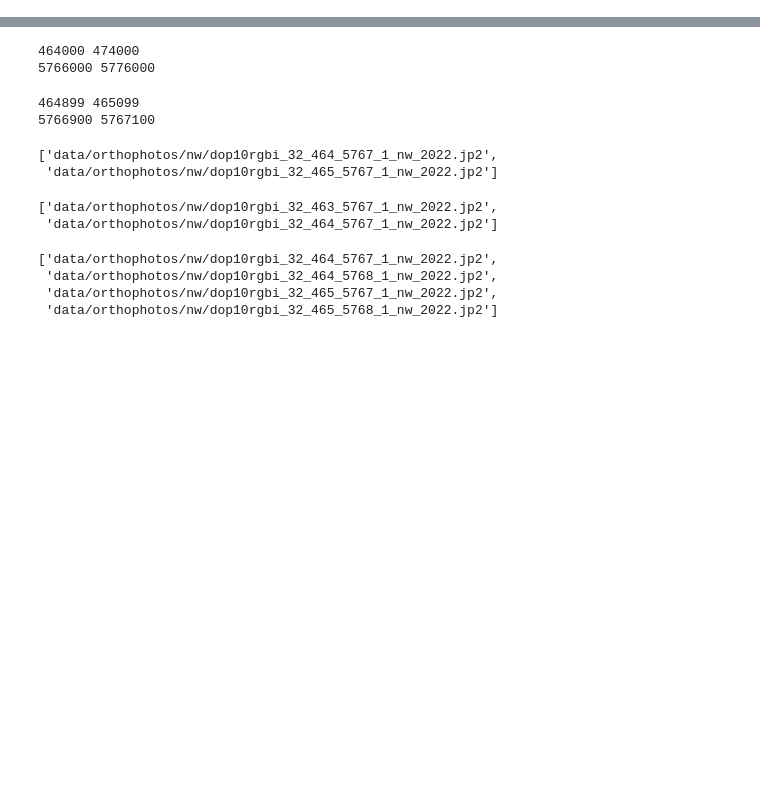
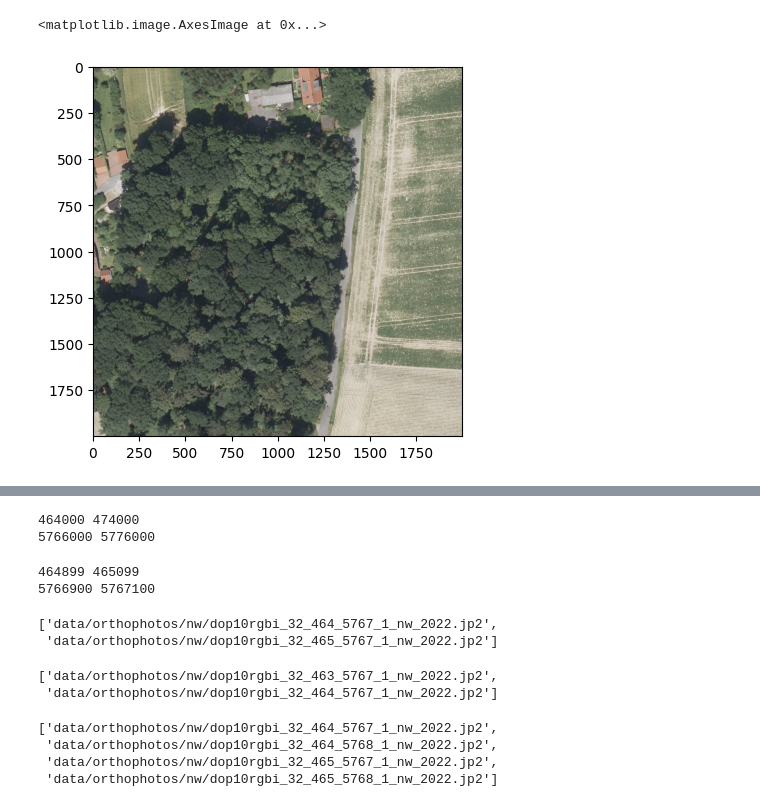
Before and after one commit to krispypancakes/OrthoStitch, a Jupyter notebook: baseline.ipynb, the cells around one changed output, grey strips where cells are left out. Saved outputs shown, nothing was run; the diff lists cells and outputs as text; code cells hidden in the pictures; blank space fills up the shorter version.

Commit message:
one unit corresponds to two pixels

```diff
--- a/baseline.ipynb
+++ b/baseline.ipynb
@@ -128,0 +134,30 @@ NameError: name 'x_range_min' is not defined
+# %%
+# Define the coordinates for the entire map and the cropped area
+x_min_map = 464000
+x_max_map = 465999
+y_min_map = 5766000
+y_max_map = 5767999
+
+x_min_crop = 464899
+x_max_crop = 465098
+y_min_crop = 5766900
+y_max_crop = 5767099
+
+# Calculate the indices for cropping
+x_start_index = x_min_crop - x_min_map
+x_end_index = x_max_crop - x_min_map + 1  # Adjust to include 200 pixels
+y_start_index = y_min_crop - y_min_map
+y_end_index = y_max_crop - y_min_map + 1  # Adjust to include 200 pixels
+
+# Coordinates for the red point
+x = 464999
+y = 5767000
+
+# Crop the sub-region from the array
+cropped_array = array[y_start_index:y_end_index, x_start_index:x_end_index]
+# %%
+x_min_map, x_max_map, y_min_map, y_max_map = get_image_coords(target_files)
+x_start = x_min_crop - x_min_map
+x_end = x_max_crop - x_min_map
+y_start = y_min_crop - y_min_map
+y_end = y_max_crop - y_min_map
@@ -128,0 +176,7 @@ NameError: name 'x_range_min' is not defined
+# %%
+c_image = Image.fromarray(_map[y_start*10:y_end*10, x_start*10:x_end*10])
+# %%
+plt.imshow(c_image)
+# %% [output]
+<matplotlib.image.AxesImage at 0x...>
+[figure, added]
```
Also changed, not shown: parts of 22 cells of this notebook.
